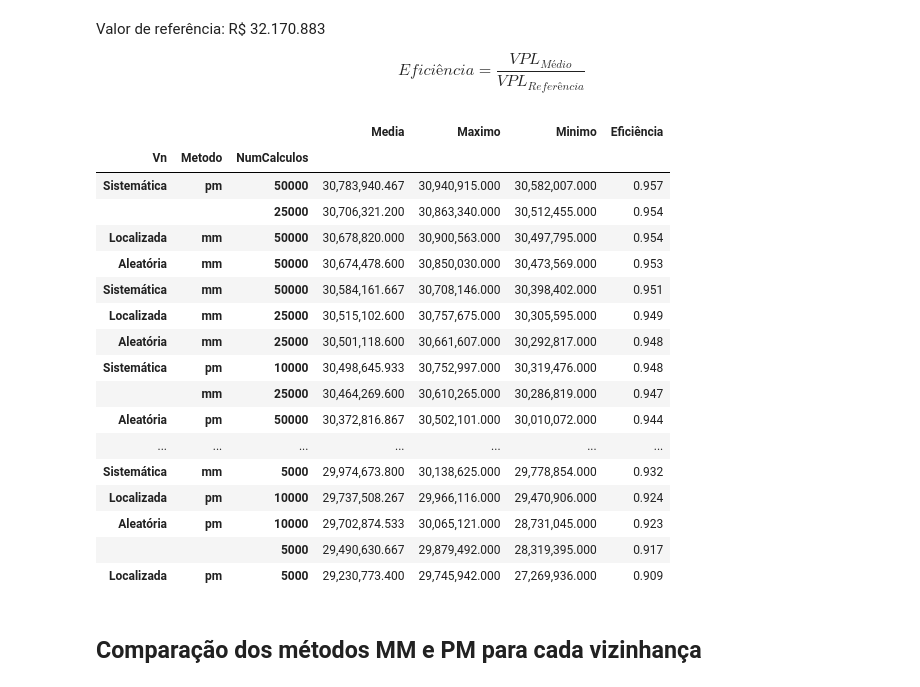
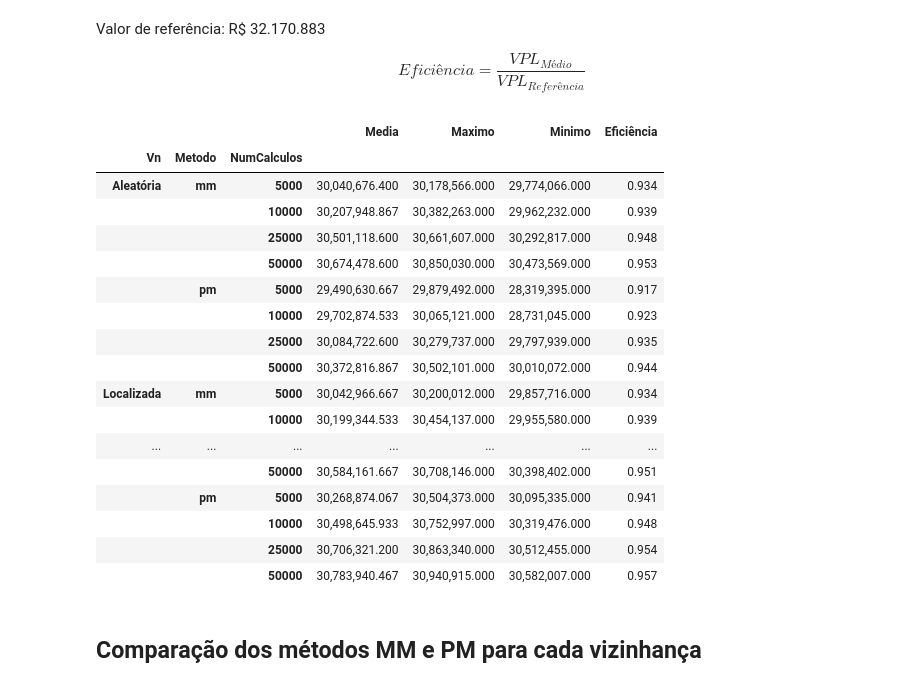
Before and after one commit to gabrielramos731/planejamento-florestal, a Jupyter notebook: T2-BH/T2/Simulated_annealing/resultados_sa.ipynb, the cells around one changed output. Drawn from its saved outputs; the diff is of its cells as text; code cells hidden in the pictures.

```diff
--- a/T2-BH/T2/Simulated_annealing/resultados_sa.ipynb
+++ b/T2-BH/T2/Simulated_annealing/resultados_sa.ipynb
@@ -67,50 +67,50 @@ def dicionarios_para_dataframe(dicionarios, nomes):
     indices = []
     for nome, dicionario in zip(nomes, dicionarios):
         for num_calculos, metodos in dicionario.items():
             for metodo, valores in metodos.items():
                 indices.append((nome, metodo, num_calculos))
                 dados.append([valores["media"], valores["maximo"], valores["minimo"]])
     # Criar o DataFrame com índice no formato de tuplas
     df = pd.DataFrame(dados,
                       index=pd.MultiIndex.from_tuples(indices, names=["Vn", "Metodo", "NumCalculos"]),
                       columns=["Media", "Maximo", "Minimo"])
 
     # Calcular a eficiência (Média / 32170883)
     df["Eficiência"] = df["Media"] / 32170883
 
     # Definir a exibição de números para evitar notação científica
     pd.set_option('display.float_format', '{:,.3f}'.format)
 
     return df
 
 
 # Criar o DataFrame
 dfs = [v1_resultados.estatisticas, v2_resultados.estatisticas, v3_resultados.estatisticas]
 nomes = ["Aleatória", "Localizada", "Sistemática"]
 df = dicionarios_para_dataframe(dfs, nomes)
 
 # Exibir o DataFrame
 df
-df.groupby(["Vn", "Metodo", "NumCalculos"]).mean().sort_values(by=["Eficiência"], ascending=False)
+df.groupby(["Vn", "Metodo", "NumCalculos"]).mean()
 # %% [output]
 |  |  |  | Media | Maximo | Minimo | Eficiência |
 | Vn | Metodo | NumCalculos |  |  |  |  |
-| Sistemática | pm | 50000 | 30,783,940.467 | 30,940,915.000 | 30,582,007.000 | 0.957 |
+| Aleatória | mm | 5000 | 30,040,676.400 | 30,178,566.000 | 29,774,066.000 | 0.934 |
+|  |  | 10000 | 30,207,948.867 | 30,382,263.000 | 29,962,232.000 | 0.939 |
+|  |  | 25000 | 30,501,118.600 | 30,661,607.000 | 30,292,817.000 | 0.948 |
+|  |  | 50000 | 30,674,478.600 | 30,850,030.000 | 30,473,569.000 | 0.953 |
+|  | pm | 5000 | 29,490,630.667 | 29,879,492.000 | 28,319,395.000 | 0.917 |
+|  |  | 10000 | 29,702,874.533 | 30,065,121.000 | 28,731,045.000 | 0.923 |
+|  |  | 25000 | 30,084,722.600 | 30,279,737.000 | 29,797,939.000 | 0.935 |
+|  |  | 50000 | 30,372,816.867 | 30,502,101.000 | 30,010,072.000 | 0.944 |
+| Localizada | mm | 5000 | 30,042,966.667 | 30,200,012.000 | 29,857,716.000 | 0.934 |
+|  |  | 10000 | 30,199,344.533 | 30,454,137.000 | 29,955,580.000 | 0.939 |
+| ... | ... | ... | ... | ... | ... | ... |
+|  |  | 50000 | 30,584,161.667 | 30,708,146.000 | 30,398,402.000 | 0.951 |
+|  | pm | 5000 | 30,268,874.067 | 30,504,373.000 | 30,095,335.000 | 0.941 |
+|  |  | 10000 | 30,498,645.933 | 30,752,997.000 | 30,319,476.000 | 0.948 |
 |  |  | 25000 | 30,706,321.200 | 30,863,340.000 | 30,512,455.000 | 0.954 |
-| Localizada | mm | 50000 | 30,678,820.000 | 30,900,563.000 | 30,497,795.000 | 0.954 |
-| Aleatória | mm | 50000 | 30,674,478.600 | 30,850,030.000 | 30,473,569.000 | 0.953 |
-| Sistemática | mm | 50000 | 30,584,161.667 | 30,708,146.000 | 30,398,402.000 | 0.951 |
-| Localizada | mm | 25000 | 30,515,102.600 | 30,757,675.000 | 30,305,595.000 | 0.949 |
-| Aleatória | mm | 25000 | 30,501,118.600 | 30,661,607.000 | 30,292,817.000 | 0.948 |
-| Sistemática | pm | 10000 | 30,498,645.933 | 30,752,997.000 | 30,319,476.000 | 0.948 |
-|  | mm | 25000 | 30,464,269.600 | 30,610,265.000 | 30,286,819.000 | 0.947 |
-| Aleatória | pm | 50000 | 30,372,816.867 | 30,502,101.000 | 30,010,072.000 | 0.944 |
-| ... | ... | ... | ... | ... | ... | ... |
-| Sistemática | mm | 5000 | 29,974,673.800 | 30,138,625.000 | 29,778,854.000 | 0.932 |
-| Localizada | pm | 10000 | 29,737,508.267 | 29,966,116.000 | 29,470,906.000 | 0.924 |
-| Aleatória | pm | 10000 | 29,702,874.533 | 30,065,121.000 | 28,731,045.000 | 0.923 |
-|  |  | 5000 | 29,490,630.667 | 29,879,492.000 | 28,319,395.000 | 0.917 |
-| Localizada | pm | 5000 | 29,230,773.400 | 29,745,942.000 | 27,269,936.000 | 0.909 |
+|  |  | 50000 | 30,783,940.467 | 30,940,915.000 | 30,582,007.000 | 0.957 |
 # %% [markdown]
 ## Comparação dos métodos MM e PM para cada vizinhança
 # %%
```
Also changed, not shown: parts of 2 cells of this notebook, 2 other files.
